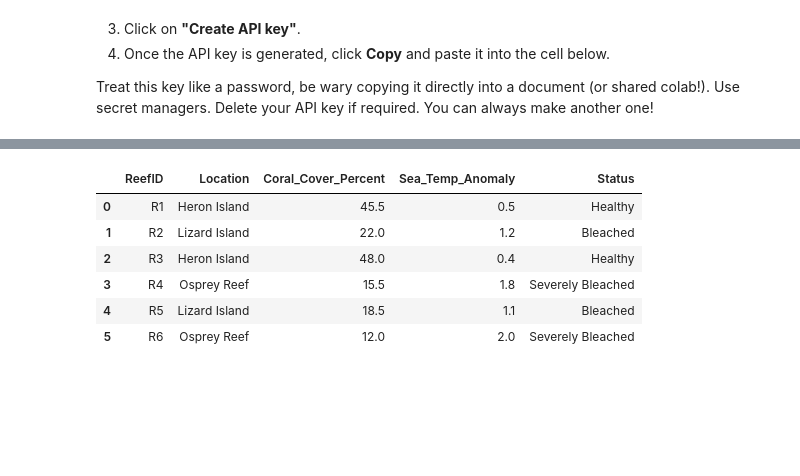
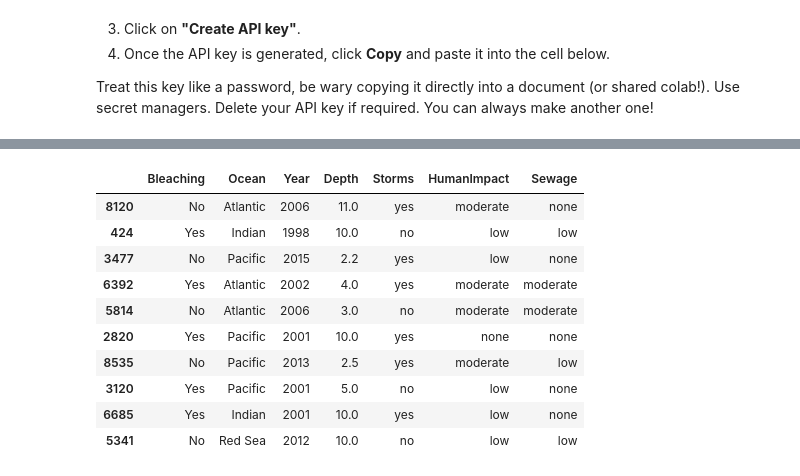
Before and after one commit to gdgaiforscience/Build-with-AI, a Jupyter notebook: session/01-intro.ipynb, the cells around one changed output, grey strips where cells are left out. Cells and saved outputs as stored; diff of their text form; code cells hidden in the pictures; blank space fills up the shorter version.

```diff
--- a/session/01-intro.ipynb
+++ b/session/01-intro.ipynb
@@ -1416,22 +1561,31 @@ client = genai.Client(api_key="PASTE_YOUR_API_KEY_HERE")
 # %%
-# Create a synthetic Coral Reef dataset for us to ask questions with the LLM
+# Load the NOAA Reef Check Bleaching dataset and prepare a balanced sample for the LLM
 import pandas as pd
 
-data_dict = {
-    'ReefID': ['R1', 'R2', 'R3', 'R4', 'R5', 'R6'],
-    'Location': ['Heron Island', 'Lizard Island', 'Heron Island', 'Osprey Reef', 'Lizard Island', 'Osprey Reef'],
-    'Coral_Cover_Percent': [45.5, 22.0, 48.0, 15.5, 18.5, 12.0],
-    'Sea_Temp_Anomaly': [0.5, 1.2, 0.4, 1.8, 1.1, 2.0],
-    'Status': ['Healthy', 'Bleached', 'Healthy', 'Severely Bleached', 'Bleached', 'Severely Bleached']
-}
-df_reefs = pd.DataFrame(data_dict)
-df_reefs
+# Read the dataset downloaded in the previous step
+df = pd.read_csv('NOAA_Reef_Check__Bleaching_Data .csv')
+
+# Create a balanced sample of bleached and non-bleached reefs to avoid token limits and keep the context compact
+df_bleached = df[df['Bleaching'] == 'Yes'].sample(5, random_state=42)
+df_non_bleached = df[df['Bleaching'] == 'No'].sample(5, random_state=42)
+df_sample = pd.concat([df_bleached, df_non_bleached]).sample(frac=1, random_state=42)
+
+# Select a relevant subset of environmental and human impact factors
+columns_to_keep = ['Bleaching', 'Ocean', 'Year', 'Depth', 'Storms', 'HumanImpact', 'Sewage']
+df_sample_compact = df_sample[columns_to_keep]
+
+# Show the sample
+df_sample_compact
 # %% [output]
-|  | ReefID | Location | Coral_Cover_Percent | Sea_Temp_Anomaly | Status |
-| 0 | R1 | Heron Island | 45.5 | 0.5 | Healthy |
-| 1 | R2 | Lizard Island | 22.0 | 1.2 | Bleached |
-| 2 | R3 | Heron Island | 48.0 | 0.4 | Healthy |
-| 3 | R4 | Osprey Reef | 15.5 | 1.8 | Severely Bleached |
-| 4 | R5 | Lizard Island | 18.5 | 1.1 | Bleached |
-| 5 | R6 | Osprey Reef | 12.0 | 2.0 | Severely Bleached |
+|  | Bleaching | Ocean | Year | Depth | Storms | HumanImpact | Sewage |
+| 8120 | No | Atlantic | 2006 | 11.0 | yes | moderate | none |
+| 424 | Yes | Indian | 1998 | 10.0 | no | low | low |
+| 3477 | No | Pacific | 2015 | 2.2 | yes | low | none |
+| 6392 | Yes | Atlantic | 2002 | 4.0 | yes | moderate | moderate |
+| 5814 | No | Atlantic | 2006 | 3.0 | no | moderate | moderate |
+| 2820 | Yes | Pacific | 2001 | 10.0 | yes | none | none |
+| 8535 | No | Pacific | 2013 | 2.5 | yes | moderate | low |
+| 3120 | Yes | Pacific | 2001 | 5.0 | no | low | none |
+| 6685 | Yes | Indian | 2001 | 10.0 | yes | low | none |
+| 5341 | No | Red Sea | 2012 | 10.0 | no | low | low |
 # %%
```
Also changed, not shown: parts of 14 cells of this notebook.
